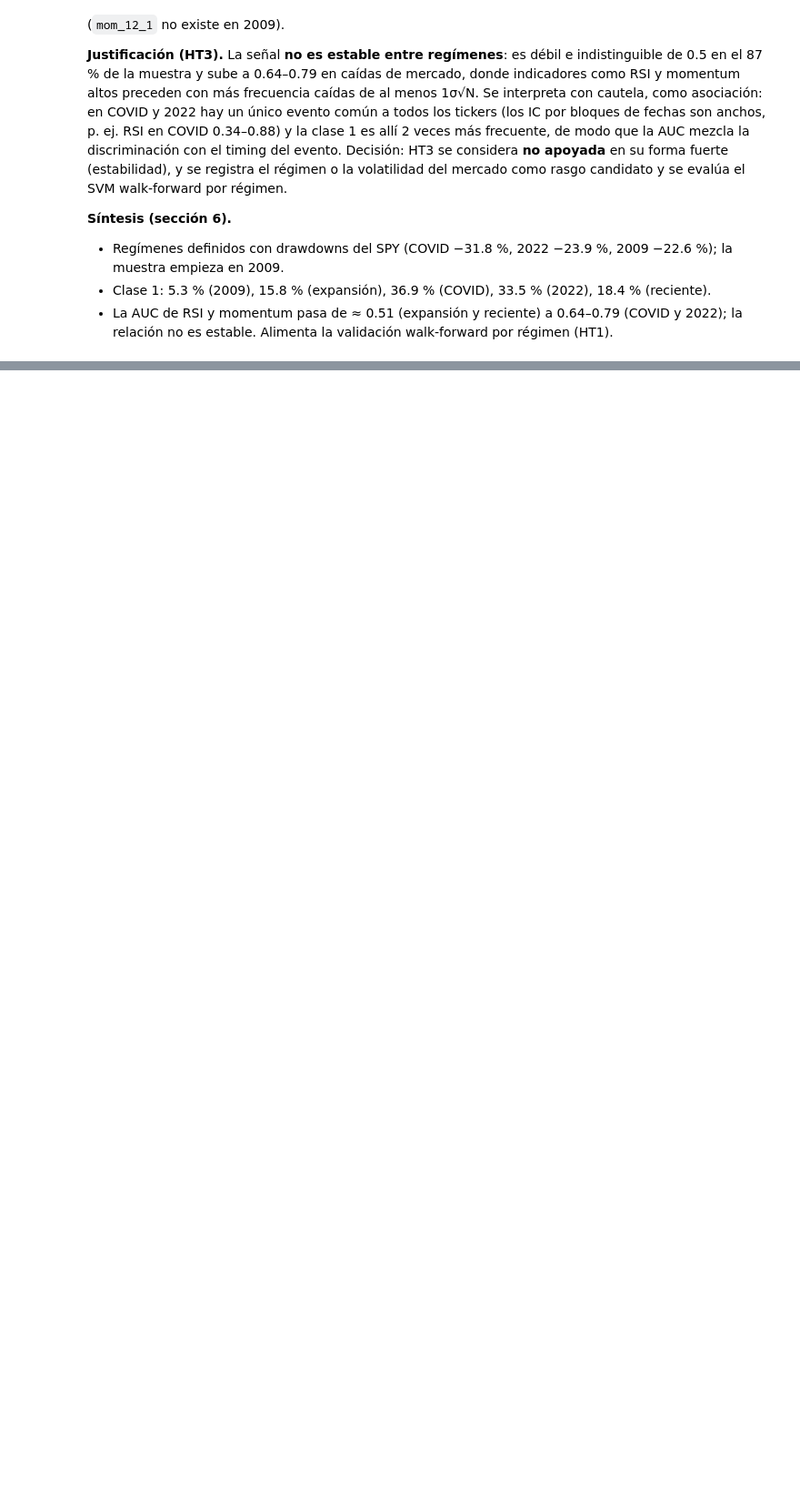
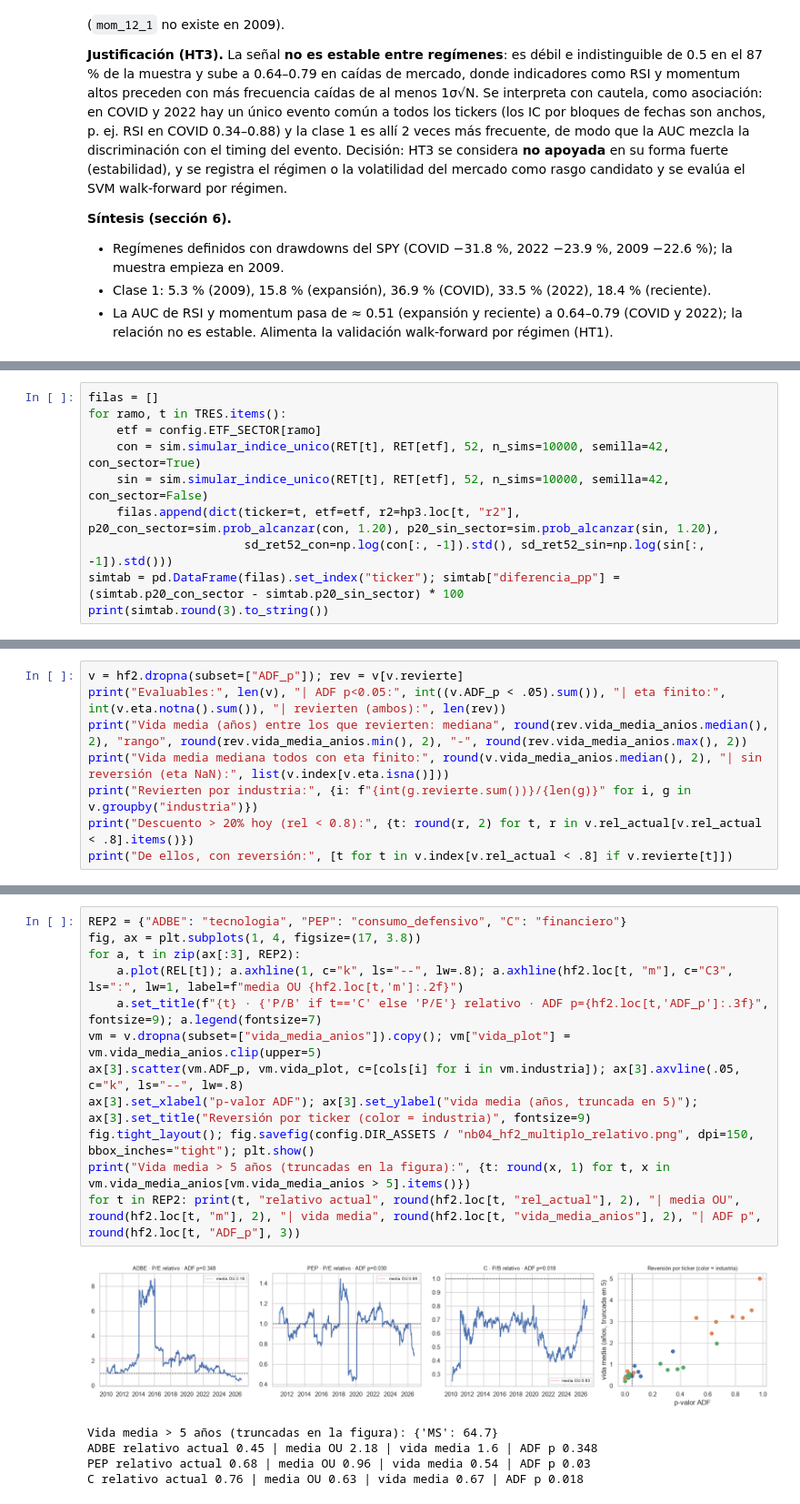
Before and after one commit to louis97/asistente-financiero, a Jupyter notebook: notebooks/04_eda_relaciones.ipynb, the cells around one changed output, grey strips where cells are left out. Shown at 91% size. Drawn from its saved outputs; the diff is of its cells as text; blank space fills up the shorter version.

```diff
--- a/notebooks/04_eda_relaciones.ipynb
+++ b/notebooks/04_eda_relaciones.ipynb
@@ -393,0 +450,10 @@ fig.savefig(config.DIR_ASSETS / "nb04_auc_por_regimen.png", dpi=150, bbox_inches
+# %%
+filas = []
+for ramo, t in TRES.items():
+    etf = config.ETF_SECTOR[ramo]
+    con = sim.simular_indice_unico(RET[t], RET[etf], 52, n_sims=10000, semilla=42, con_sector=True)
+    sin = sim.simular_indice_unico(RET[t], RET[etf], 52, n_sims=10000, semilla=42, con_sector=False)
+    filas.append(dict(ticker=t, etf=etf, r2=hp3.loc[t, "r2"], p20_con_sector=sim.prob_alcanzar(con, 1.20), p20_sin_sector=sim.prob_alcanzar(sin, 1.20),
+                      sd_ret52_con=np.log(con[:, -1]).std(), sd_ret52_sin=np.log(sin[:, -1]).std()))
+simtab = pd.DataFrame(filas).set_index("ticker"); simtab["diferencia_pp"] = (simtab.p20_con_sector - simtab.p20_sin_sector) * 100
+print(simtab.round(3).to_string())
@@ -393,0 +523,8 @@ fig.savefig(config.DIR_ASSETS / "nb04_auc_por_regimen.png", dpi=150, bbox_inches
+# %%
+v = hf2.dropna(subset=["ADF_p"]); rev = v[v.revierte]
+print("Evaluables:", len(v), "| ADF p<0.05:", int((v.ADF_p < .05).sum()), "| eta finito:", int(v.eta.notna().sum()), "| revierten (ambos):", len(rev))
+print("Vida media (años) entre los que revierten: mediana", round(rev.vida_media_anios.median(), 2), "rango", round(rev.vida_media_anios.min(), 2), "-", round(rev.vida_media_anios.max(), 2))
+print("Vida media mediana todos con eta finito:", round(v.vida_media_anios.median(), 2), "| sin reversión (eta NaN):", list(v.index[v.eta.isna()]))
+print("Revierten por industria:", {i: f"{int(g.revierte.sum())}/{len(g)}" for i, g in v.groupby("industria")})
+print("Descuento > 20% hoy (rel < 0.8):", {t: round(r, 2) for t, r in v.rel_actual[v.rel_actual < .8].items()})
+print("De ellos, con reversión:", [t for t in v.index[v.rel_actual < .8] if v.revierte[t]])
@@ -393,0 +538,18 @@ fig.savefig(config.DIR_ASSETS / "nb04_auc_por_regimen.png", dpi=150, bbox_inches
+# %%
+REP2 = {"ADBE": "tecnologia", "PEP": "consumo_defensivo", "C": "financiero"}
+fig, ax = plt.subplots(1, 4, figsize=(17, 3.8))
+for a, t in zip(ax[:3], REP2):
+    a.plot(REL[t]); a.axhline(1, c="k", ls="--", lw=.8); a.axhline(hf2.loc[t, "m"], c="C3", ls=":", lw=1, label=f"media OU {hf2.loc[t,'m']:.2f}")
+    a.set_title(f"{t} · {'P/B' if t=='C' else 'P/E'} relativo · ADF p={hf2.loc[t,'ADF_p']:.3f}", fontsize=9); a.legend(fontsize=7)
+vm = v.dropna(subset=["vida_media_anios"]).copy(); vm["vida_plot"] = vm.vida_media_anios.clip(upper=5)
+ax[3].scatter(vm.ADF_p, vm.vida_plot, c=[cols[i] for i in vm.industria]); ax[3].axvline(.05, c="k", ls="--", lw=.8)
+ax[3].set_xlabel("p-valor ADF"); ax[3].set_ylabel("vida media (años, truncada en 5)"); ax[3].set_title("Reversión por ticker (color = industria)", fontsize=9)
+fig.tight_layout(); fig.savefig(config.DIR_ASSETS / "nb04_hf2_multiplo_relativo.png", dpi=150, bbox_inches="tight"); plt.show()
+print("Vida media > 5 años (truncadas en la figura):", {t: round(x, 1) for t, x in vm.vida_media_anios[vm.vida_media_anios > 5].items()})
+for t in REP2: print(t, "relativo actual", round(hf2.loc[t, "rel_actual"], 2), "| media OU", round(hf2.loc[t, "m"], 2), "| vida media", round(hf2.loc[t, "vida_media_anios"], 2), "| ADF p", round(hf2.loc[t, "ADF_p"], 3))
+# %% [output]
+[figure, added]
+Vida media > 5 años (truncadas en la figura): {'MS': 64.7}
+ADBE relativo actual 0.45 | media OU 2.18 | vida media 1.6 | ADF p 0.348
+PEP relativo actual 0.68 | media OU 0.96 | vida media 0.54 | ADF p 0.03
+C relativo actual 0.76 | media OU 0.63 | vida media 0.67 | ADF p 0.018
```
Also changed, not shown: parts of 28 cells of this notebook, 6 other files.
